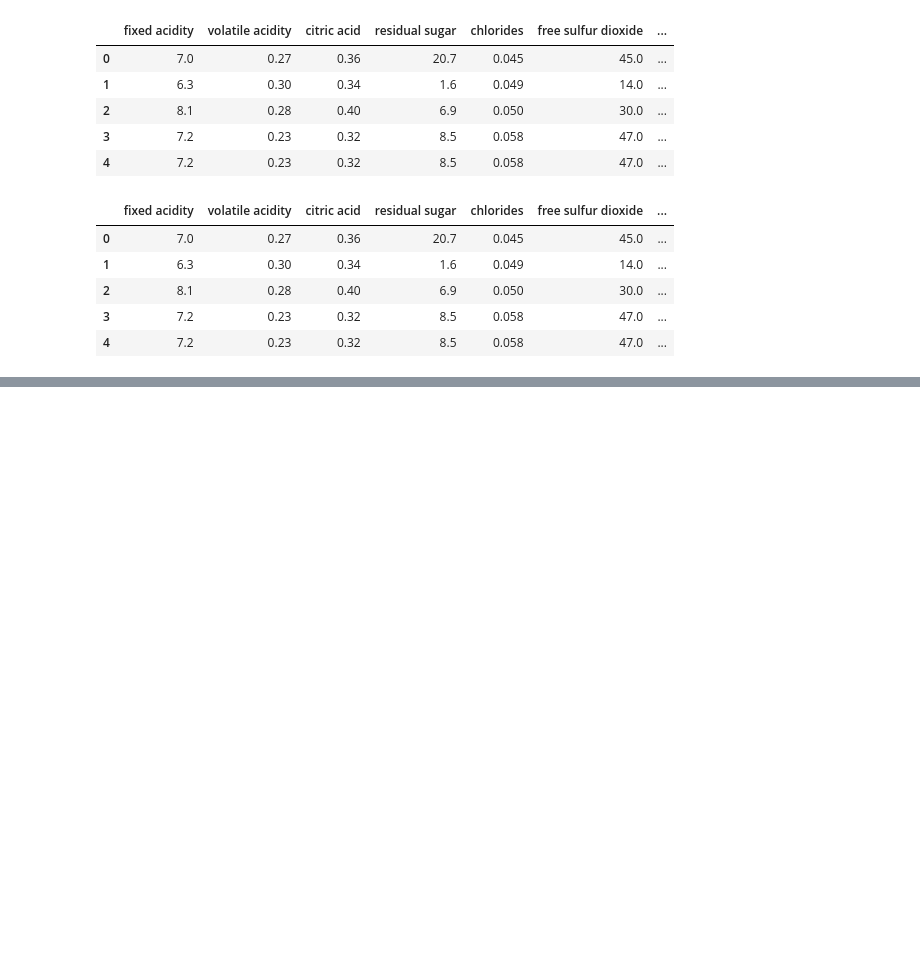
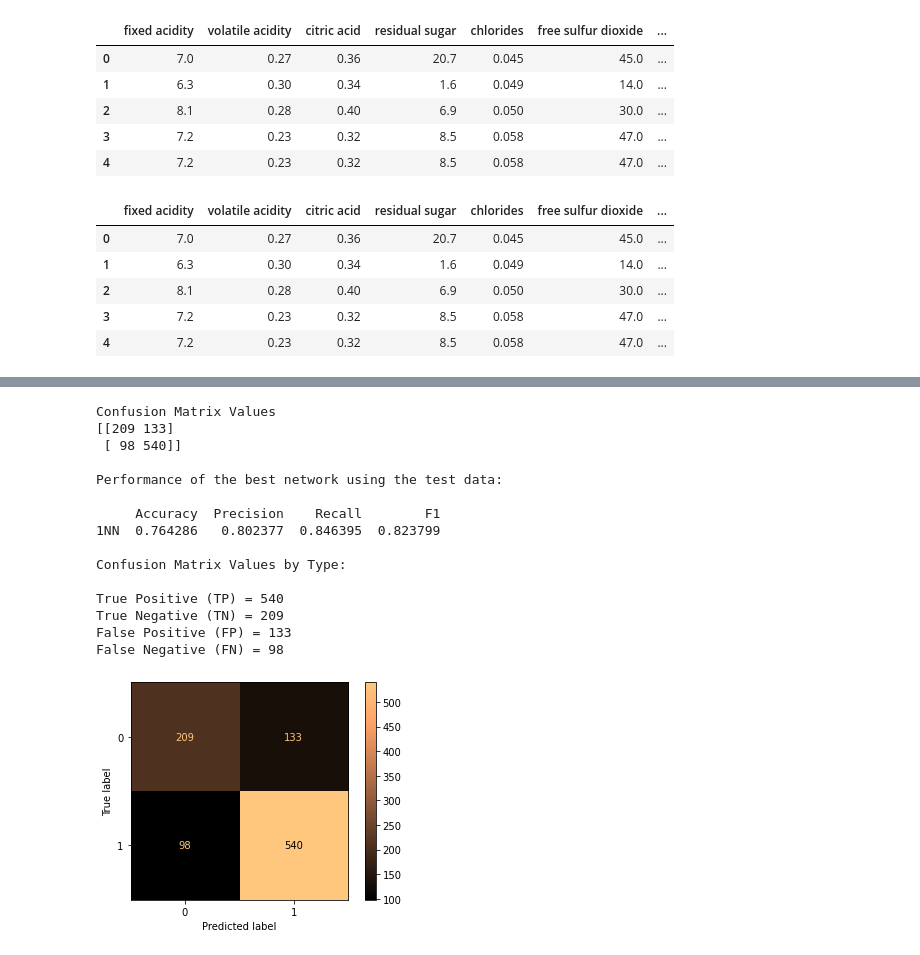
Before and after one commit to EricMLarsen/DeepLearning_Larsen, a Jupyter notebook: DNN_Class_Spring_2023/Homework_1/Eric_a1_adl_s23.ipynb, the cells around one changed output, grey strips where cells are left out. Cells and saved outputs as stored; diff of their text form; code cells hidden in the pictures; blank space fills up the shorter version.

```diff
--- a/DNN_Class_Spring_2023/Homework_1/Eric_a1_adl_s23.ipynb
+++ b/DNN_Class_Spring_2023/Homework_1/Eric_a1_adl_s23.ipynb
@@ -84,0 +86,18 @@ x_train, x_val, y_train, y_val = model_selection.train_test_split(x_train,y_trai
+# %%
+# Do Z Normalization on the Training, Validation, and Testing Data sets, but not to the classification classes
+#define the function to be used
+def Z_Normalization(arr):
+    scaler = StandardScaler()
+    scaler.fit(arr)
+    scaler.mean_
+    new_arr = scaler.transform(arr)
+    return new_arr
+#Train Data
+X_train_z = Z_Normalization(x_train)
+Y_train_z = y_train
+#Validation data
+X_val_z = Z_Normalization(x_val)
+Y_val_z = y_val
+#Test data
+X_test_z = Z_Normalization(x_test)
+Y_test_z = y_test
@@ -84,0 +267,51 @@ x_train, x_val, y_train, y_val = model_selection.train_test_split(x_train,y_trai
+# %%
+#Test the performance of the model on the highest performing F1 value model (KNN = 1NN)
+#get the network again, give it the test data instead of validation data
+def KNN_model_best(x,y,N,x_val,y_val,display):
+    model = sklearn.neighbors.KNeighborsClassifier(n_neighbors=N)
+    model.fit(x,y)
+    #Test model on validation data
+    sklearn.neighbors.KNeighborsClassifier(n_neighbors = N)
+    prediction = model.predict(x_val)
+    true = y_val
+    acc = (sklearn.metrics.accuracy_score(true,prediction))
+    precision = (sklearn.metrics.precision_score(true,prediction))
+    recall = (sklearn.metrics.recall_score(true,prediction))
+    f1 = (sklearn.metrics.f1_score(true,prediction))
+    cm = sklearn.metrics.confusion_matrix(true,prediction,labels=model.classes_)
+    print("Confusion Matrix Values")
+    print(cm)
+    disp = sklearn.metrics.ConfusionMatrixDisplay(cm,display_labels=model.classes_)
+    #displaynetwork
+    if display:
+       disp.plot(cmap='copper')
+    #store the values to an array, Accuracy, Precision, Recall, F1
+    Performance = [acc,precision,recall,f1]
+    return Performance
+# KNN using 1 neighbor
+KNN1_bestmodel = KNN_model_best(X_train_z,Y_train_z,1,X_test_z,Y_test_z,True)
+results_Best_model = pd.DataFrame([KNN1_bestmodel],['1NN'],['Accuracy','Precision','Recall','F1'])
+print(f"\nPerformance of the best network using the test data:\n")
+print(results_Best_model)
+print(f"\nConfusion Matrix Values by Type:\n")
+print(f"True Positive (TP) = 540")
+print(f"True Negative (TN) = 209")
+print(f"False Positive (FP) = 133")
+print(f"False Negative (FN) = 98")
+# %% [output]
+Confusion Matrix Values
+[[209 133]
+ [ 98 540]]
+
+Performance of the best network using the test data:
+
+     Accuracy  Precision    Recall        F1
+1NN  0.764286   0.802377  0.846395  0.823799
+
+Confusion Matrix Values by Type:
+
+True Positive (TP) = 540
+True Negative (TN) = 209
+False Positive (FP) = 133
+False Negative (FN) = 98
+[figure, added]
```
Also changed, not shown: parts of 10 cells of this notebook.
